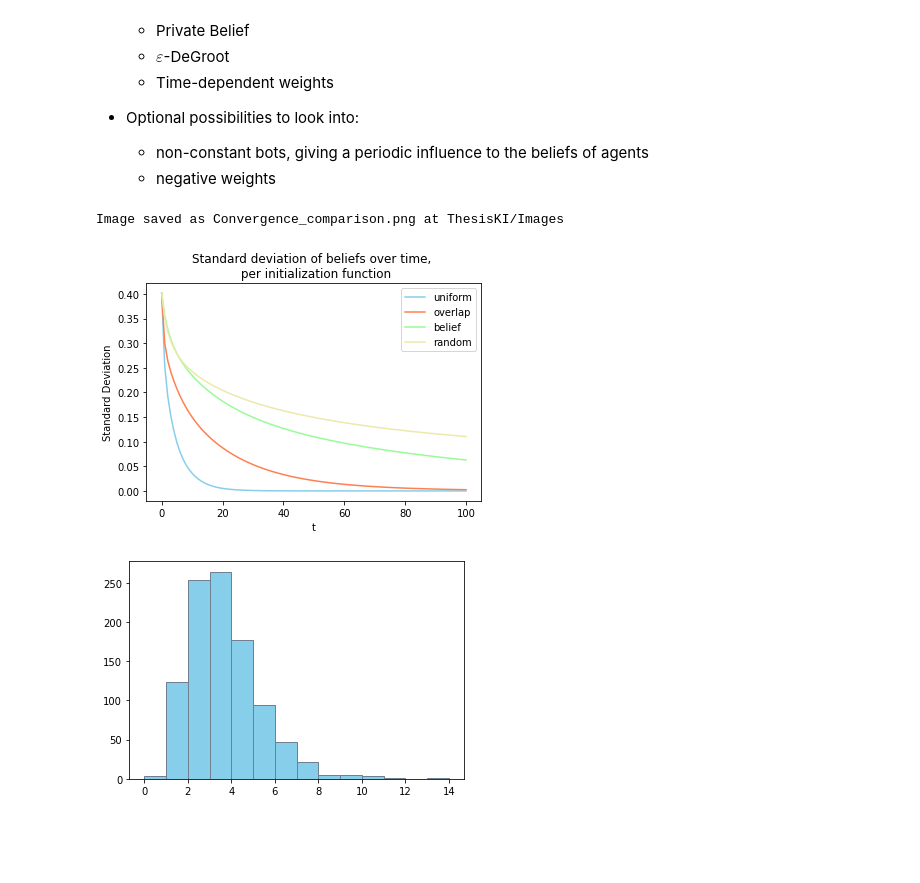
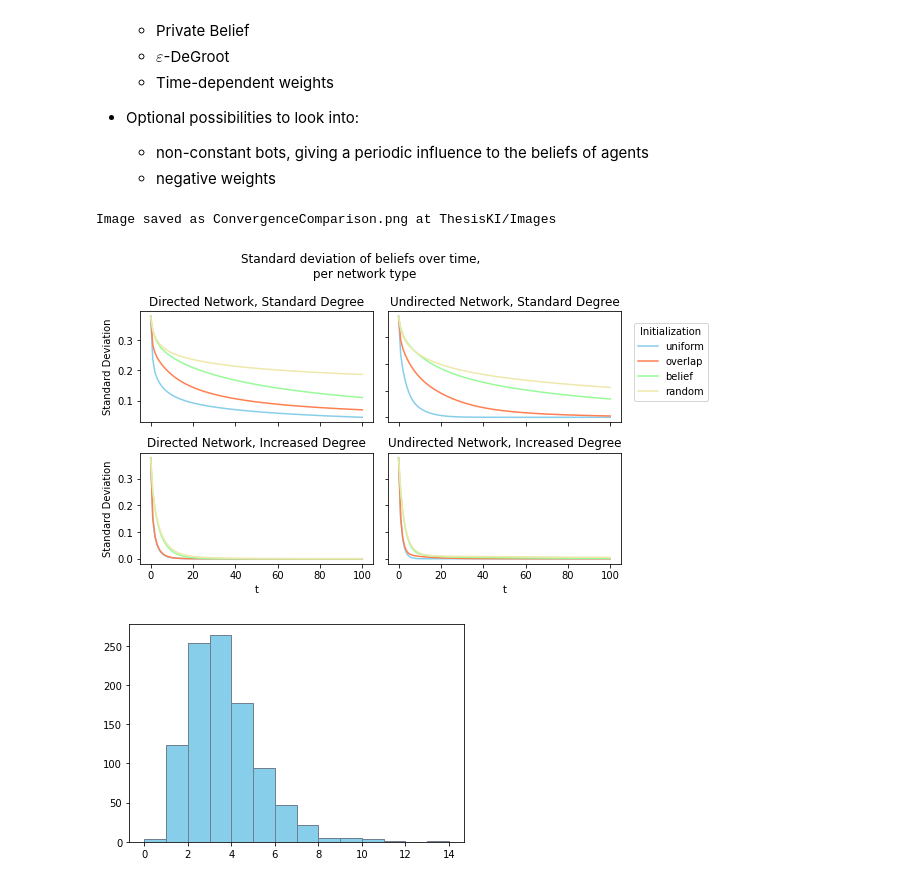
Before and after one commit to RomanOort/BScThesis, a Jupyter notebook: Networks.ipynb, the cells around one changed output. Drawn from its saved outputs; the diff is of its cells as text; code cells hidden in the pictures; blank space fills up the shorter version.

Commit message:
Added function to compare convergence by standard deviation over different network types

```diff
--- a/Networks.ipynb
+++ b/Networks.ipynb
@@ -1474,10 +1624,10 @@ class Network():
 # %%
-NetworkVar = Network(n_agents=1000, increase_degree=False, directed=True,
+NetworkVar = Network(n_agents=1000, increase_degree=True, directed=False,
                      show_network=False, sparse_gen=True, show_degree_dis=False,
-                     weight_comparison=False, show_convergence=True)
+                     weight_comparison=False, show_convergence=False, convergence_comparison=True)
 # %% [output]
-Image saved as Convergence_comparison.png at ThesisKI/Images
+Image saved as ConvergenceComparison.png at ThesisKI/Images
-[figure, old version]
+[figure, new version]
 # %%
 def test_prob_functions(iterations=1000, *args):
     funcs = args[0]
```
Also changed, not shown: parts of 4 cells of this notebook.
